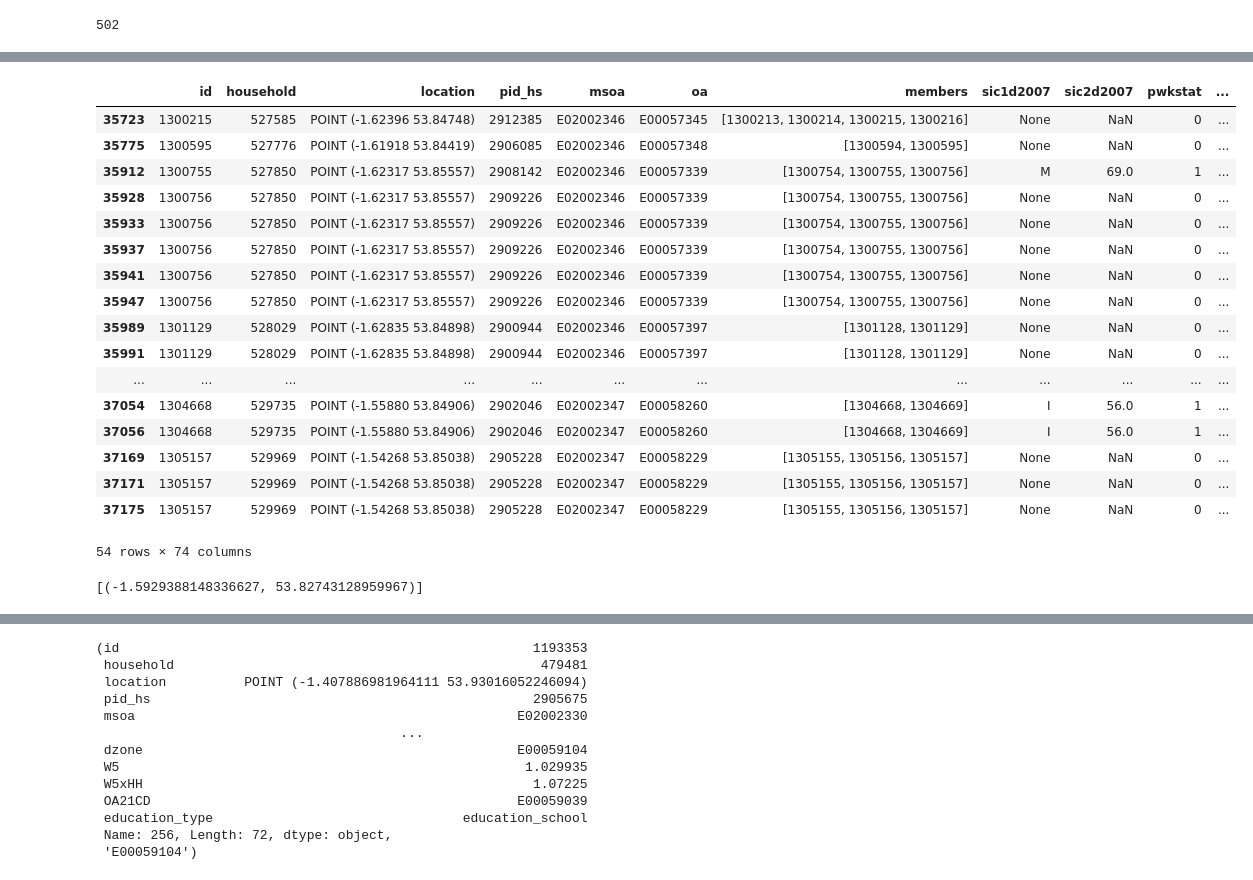
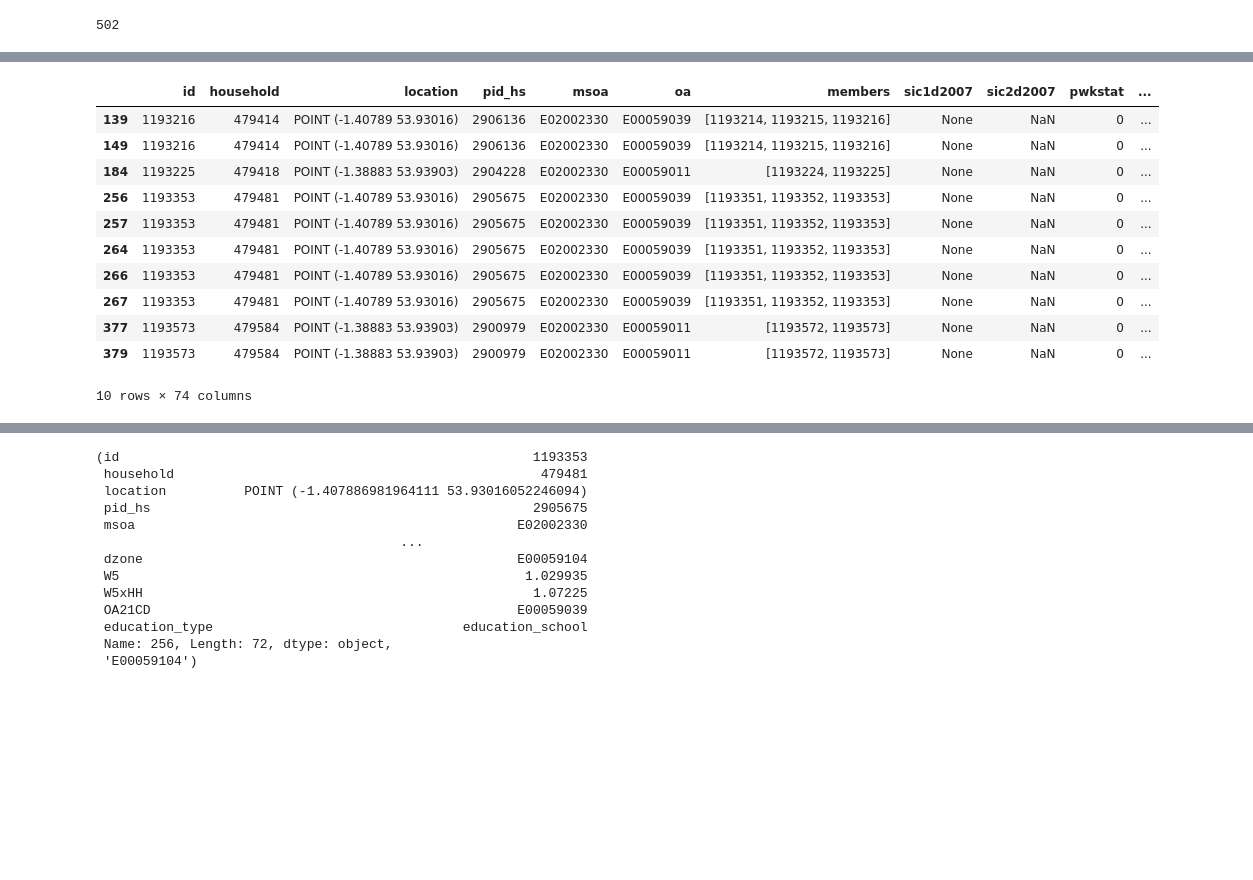
Before and after one commit to Urban-Analytics-Technology-Platform/acbm, a Jupyter notebook: notebooks/3_locations_primary.ipynb, the cells around one changed output, grey strips where cells are left out. Saved outputs shown, nothing was run; the diff lists cells and outputs as text; code cells hidden in the pictures; blank space fills up the shorter version.

Commit message:
edits to activity assignment

```diff
--- a/notebooks/3_locations_primary.ipynb
+++ b/notebooks/3_locations_primary.ipynb
@@ -619,39 +600,3 @@ activity_id
 
 # get the geometry of the activity
 activity_geom = activity['geometry'].values[0]
-# %%
-
-# turn the above into a function
-def select_activity(row, osm_data_gdf):
-    destination_zone = row['dzone']
-
-    if destination_zone == 'NA':
-        # log the error
-        logging.error(f"Destination zone is NA for row {row}")
-        return pd.Series([np.nan, np.nan])
-
-    activities = osm_data_gdf[
-        (
-            osm_data_gdf['OA21CD'] == destination_zone
-        )
-        & (
-            osm_data_gdf['activities'].apply(lambda x: row['education_type'] in x)
-        )
-    ]
-    # if no activities match the exact education type, relax the constraint to just "education"
-    if activities.empty:
-        activities = osm_data_gdf[
-        (
-            osm_data_gdf['OA21CD'] == destination_zone
-        )
-        & (
-            osm_data_gdf['activities'].apply(lambda x: 'education' in x)
-        )
-    ]
-
-    if activities["floor_area"].sum() != 0:
-        activity = activities.sample(1, weights=activities['floor_area'])
-    else:
-        activity = activities.sample(1)
-
-    return pd.Series([activity['id'].values[0], activity['geometry'].values[0]])
@@ -661,13 +671,10 @@ activity_chains_edu[activity_chains_edu['dzone'] == 'NA'].shape[0]
 # %% [output]
 502
 # %%
-activity_chains_ex = activity_chains_edu.iloc[1001:1055]
-activity_chains_ex
-# turn activity_chains_ex into a DataFrame
-#activity_chains_ex = pd.DataFrame(activity_chains_ex).T
+activity_chains_ex = activity_chains_edu.copy()
 
 
 # apply the function to a row in activity_chains_ex
-activity_chains_ex[['activity_id', 'activity_geom']] = activity_chains_ex.apply(lambda row: select_activity(row, osm_data_gdf), axis=1)
-activity_chains_ex
+activity_chains_ex[['activity_id', 'activity_geom']] = activity_chains_ex.apply(lambda row: select_activity(row, osm_data_gdf, "floor_area"), axis=1)
+activity_chains_ex.head(10)
 # %% [output]
@@ -691,25 +698,12 @@ See the caveats in the documentation: https://pandas.pydata.org/pandas-docs/stab
 |  | id | household | location | pid_hs | msoa | oa | members | sic1d2007 | sic2d2007 | pwkstat | ... |
-| 35723 | 1300215 | 527585 | POINT (-1.62396 53.84748) | 2912385 | E02002346 | E00057345 | [1300213, 1300214, 1300215, 1300216] | None | NaN | 0 | ... |
-| 35775 | 1300595 | 527776 | POINT (-1.61918 53.84419) | 2906085 | E02002346 | E00057348 | [1300594, 1300595] | None | NaN | 0 | ... |
-| 35912 | 1300755 | 527850 | POINT (-1.62317 53.85557) | 2908142 | E02002346 | E00057339 | [1300754, 1300755, 1300756] | M | 69.0 | 1 | ... |
-| 35928 | 1300756 | 527850 | POINT (-1.62317 53.85557) | 2909226 | E02002346 | E00057339 | [1300754, 1300755, 1300756] | None | NaN | 0 | ... |
-| 35933 | 1300756 | 527850 | POINT (-1.62317 53.85557) | 2909226 | E02002346 | E00057339 | [1300754, 1300755, 1300756] | None | NaN | 0 | ... |
-| 35937 | 1300756 | 527850 | POINT (-1.62317 53.85557) | 2909226 | E02002346 | E00057339 | [1300754, 1300755, 1300756] | None | NaN | 0 | ... |
-| 35941 | 1300756 | 527850 | POINT (-1.62317 53.85557) | 2909226 | E02002346 | E00057339 | [1300754, 1300755, 1300756] | None | NaN | 0 | ... |
-| 35947 | 1300756 | 527850 | POINT (-1.62317 53.85557) | 2909226 | E02002346 | E00057339 | [1300754, 1300755, 1300756] | None | NaN | 0 | ... |
-| 35989 | 1301129 | 528029 | POINT (-1.62835 53.84898) | 2900944 | E02002346 | E00057397 | [1301128, 1301129] | None | NaN | 0 | ... |
-| 35991 | 1301129 | 528029 | POINT (-1.62835 53.84898) | 2900944 | E02002346 | E00057397 | [1301128, 1301129] | None | NaN | 0 | ... |
-| ... | ... | ... | ... | ... | ... | ... | ... | ... | ... | ... | ... |
-| 37054 | 1304668 | 529735 | POINT (-1.55880 53.84906) | 2902046 | E02002347 | E00058260 | [1304668, 1304669] | I | 56.0 | 1 | ... |
-| 37056 | 1304668 | 529735 | POINT (-1.55880 53.84906) | 2902046 | E02002347 | E00058260 | [1304668, 1304669] | I | 56.0 | 1 | ... |
-| 37169 | 1305157 | 529969 | POINT (-1.54268 53.85038) | 2905228 | E02002347 | E00058229 | [1305155, 1305156, 1305157] | None | NaN | 0 | ... |
-| 37171 | 1305157 | 529969 | POINT (-1.54268 53.85038) | 2905228 | E02002347 | E00058229 | [1305155, 1305156, 1305157] | None | NaN | 0 | ... |
-| 37175 | 1305157 | 529969 | POINT (-1.54268 53.85038) | 2905228 | E02002347 | E00058229 | [1305155, 1305156, 1305157] | None | NaN | 0 | ... |
+| 139 | 1193216 | 479414 | POINT (-1.40789 53.93016) | 2906136 | E02002330 | E00059039 | [1193214, 1193215, 1193216] | None | NaN | 0 | ... |
+| 149 | 1193216 | 479414 | POINT (-1.40789 53.93016) | 2906136 | E02002330 | E00059039 | [1193214, 1193215, 1193216] | None | NaN | 0 | ... |
+| 184 | 1193225 | 479418 | POINT (-1.38883 53.93903) | 2904228 | E02002330 | E00059011 | [1193224, 1193225] | None | NaN | 0 | ... |
+| 256 | 1193353 | 479481 | POINT (-1.40789 53.93016) | 2905675 | E02002330 | E00059039 | [1193351, 1193352, 1193353] | None | NaN | 0 | ... |
+| 257 | 1193353 | 479481 | POINT (-1.40789 53.93016) | 2905675 | E02002330 | E00059039 | [1193351, 1193352, 1193353] | None | NaN | 0 | ... |
+| 264 | 1193353 | 479481 | POINT (-1.40789 53.93016) | 2905675 | E02002330 | E00059039 | [1193351, 1193352, 1193353] | None | NaN | 0 | ... |
+| 266 | 1193353 | 479481 | POINT (-1.40789 53.93016) | 2905675 | E02002330 | E00059039 | [1193351, 1193352, 1193353] | None | NaN | 0 | ... |
+| 267 | 1193353 | 479481 | POINT (-1.40789 53.93016) | 2905675 | E02002330 | E00059039 | [1193351, 1193352, 1193353] | None | NaN | 0 | ... |
+| 377 | 1193573 | 479584 | POINT (-1.38883 53.93903) | 2900979 | E02002330 | E00059011 | [1193572, 1193573] | None | NaN | 0 | ... |
+| 379 | 1193573 | 479584 | POINT (-1.38883 53.93903) | 2900979 | E02002330 | E00059011 | [1193572, 1193573] | None | NaN | 0 | ... |
-54 rows × 74 columns
+10 rows × 74 columns
-# %%
-# get the data type of the geometry
-type(activity_geom)
-# get the coordinates of the geometry
-activity_geom.coords[:]
-# %% [output]
-[(-1.5929388148336627, 53.82743128959967)]
```
Also changed, not shown: parts of 16 cells of this notebook.
